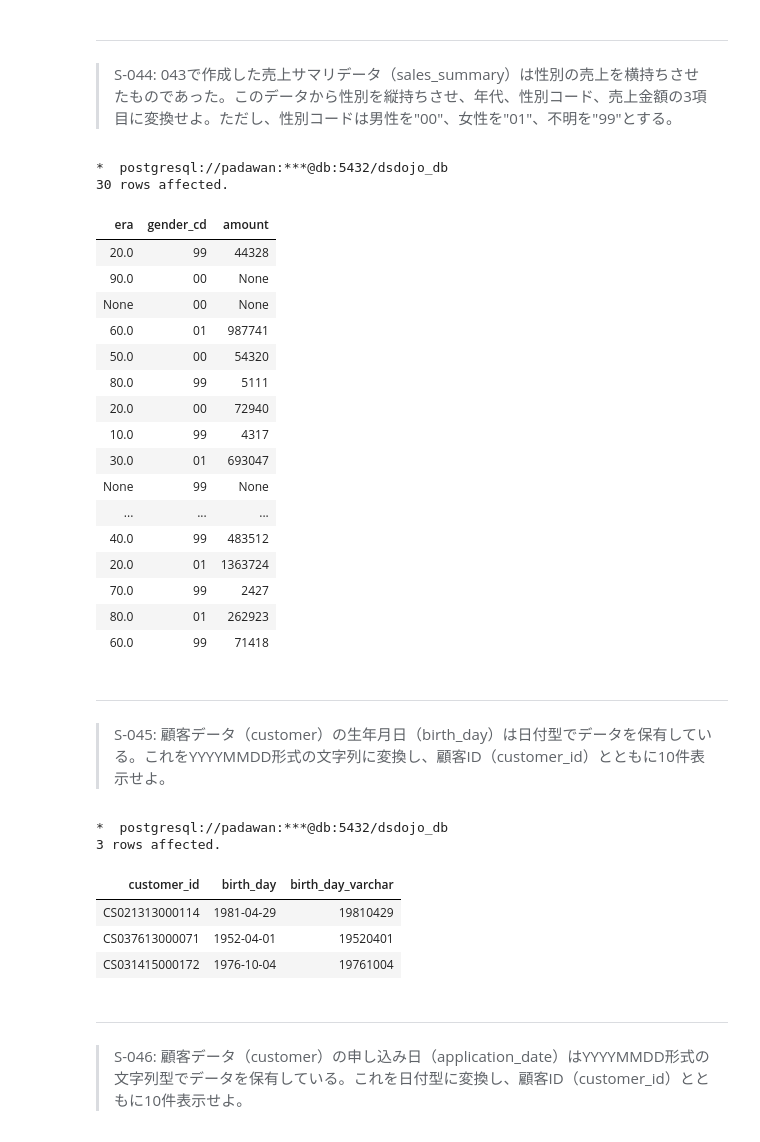
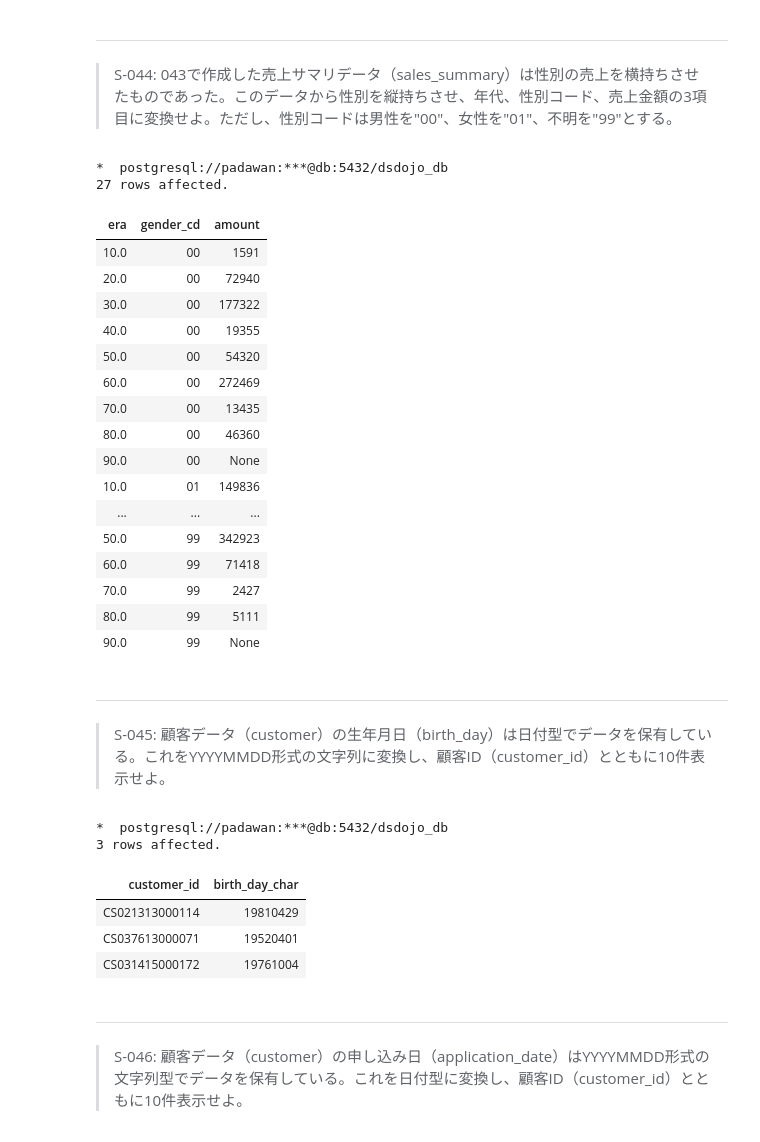
Before and after one commit to palakpaneerer/100knocks-preprocess, a Jupyter notebook: docker/work/preprocess_knock_SQL.ipynb, the cells around one changed output. Cells and saved outputs as stored; diff of their text form; code cells hidden in the pictures.

```diff
--- a/docker/work/preprocess_knock_SQL.ipynb
+++ b/docker/work/preprocess_knock_SQL.ipynb
@@ -1343,47 +1332,46 @@ Done.
 # %%
 %%sql
 
 SELECT
     era,
     '00' AS gender_cd,
     male AS amount
 FROM
-    customer_1
-UNION
+    sales_summary
+UNION ALL
 SELECT
     era,
     '01' AS gender_cd,
     female AS amount
 FROM
-    customer_1
-UNION
+    sales_summary
+UNION ALL
 SELECT
     era,
     '99' AS gender_cd,
     unknown AS amount
 FROM
-    customer_1
-;
+    sales_summary;
 # %% [output]
 *  postgresql://padawan:***@db:5432/dsdojo_db
-30 rows affected.
+27 rows affected.
 | era | gender_cd | amount |
-| 20.0 | 99 | 44328 |
+| 10.0 | 00 | 1591 |
+| 20.0 | 00 | 72940 |
+| 30.0 | 00 | 177322 |
+| 40.0 | 00 | 19355 |
+| 50.0 | 00 | 54320 |
+| 60.0 | 00 | 272469 |
+| 70.0 | 00 | 13435 |
+| 80.0 | 00 | 46360 |
 | 90.0 | 00 | None |
-| None | 00 | None |
-| 60.0 | 01 | 987741 |
-| 50.0 | 00 | 54320 |
+| 10.0 | 01 | 149836 |
+| ... | ... | ... |
+| 50.0 | 99 | 342923 |
+| 60.0 | 99 | 71418 |
+| 70.0 | 99 | 2427 |
 | 80.0 | 99 | 5111 |
-| 20.0 | 00 | 72940 |
-| 10.0 | 99 | 4317 |
-| 30.0 | 01 | 693047 |
-| None | 99 | None |
-| ... | ... | ... |
-| 40.0 | 99 | 483512 |
-| 20.0 | 01 | 1363724 |
-| 70.0 | 99 | 2427 |
-| 80.0 | 01 | 262923 |
-| 60.0 | 99 | 71418 |
+| 90.0 | 99 | None |
 # %% [markdown]
 ---
 > S-045: 顧客データ（customer）の生年月日（birth_day）は日付型でデータを保有している。これをYYYYMMDD形式の文字列に変換し、顧客ID（customer_id）とともに10件表示せよ。
@@ -1392,8 +1380,7 @@ FROM
 
 SELECT
     customer_id,
-    birth_day,
-    TO_CHAR(birth_day, 'YYYYMMDD') AS birth_day_varchar
+    TO_CHAR(birth_day, 'YYYYMMDD') AS birth_day_char
 FROM
     customer
 LIMIT
@@ -1401,10 +1388,10 @@ LIMIT
 # %% [output]
 *  postgresql://padawan:***@db:5432/dsdojo_db
 3 rows affected.
-| customer_id | birth_day | birth_day_varchar |
-| CS021313000114 | 1981-04-29 | 19810429 |
-| CS037613000071 | 1952-04-01 | 19520401 |
-| CS031415000172 | 1976-10-04 | 19761004 |
+| customer_id | birth_day_char |
+| CS021313000114 | 19810429 |
+| CS037613000071 | 19520401 |
+| CS031415000172 | 19761004 |
 # %% [markdown]
 ---
 > S-046: 顧客データ（customer）の申し込み日（application_date）はYYYYMMDD形式の文字列型でデータを保有している。これを日付型に変換し、顧客ID（customer_id）とともに10件表示せよ。
```
Also changed, not shown: parts of 20 cells of this notebook.
